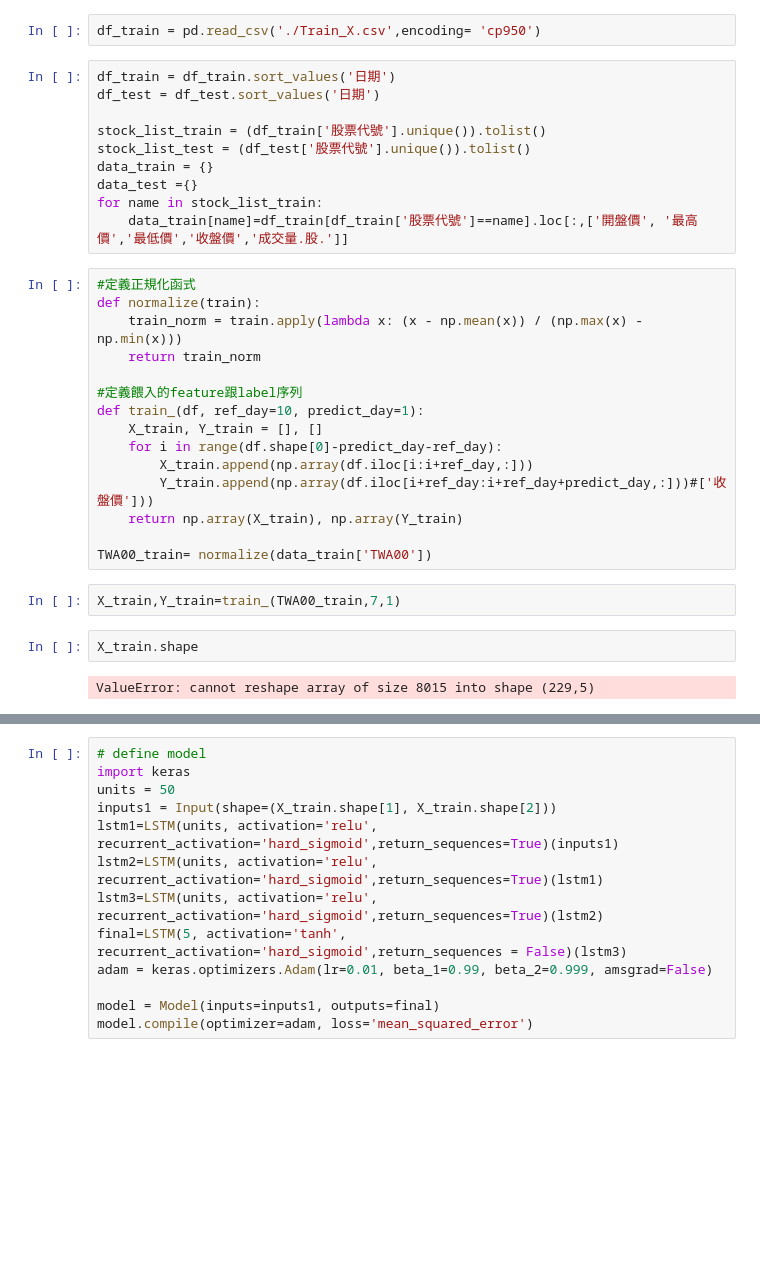
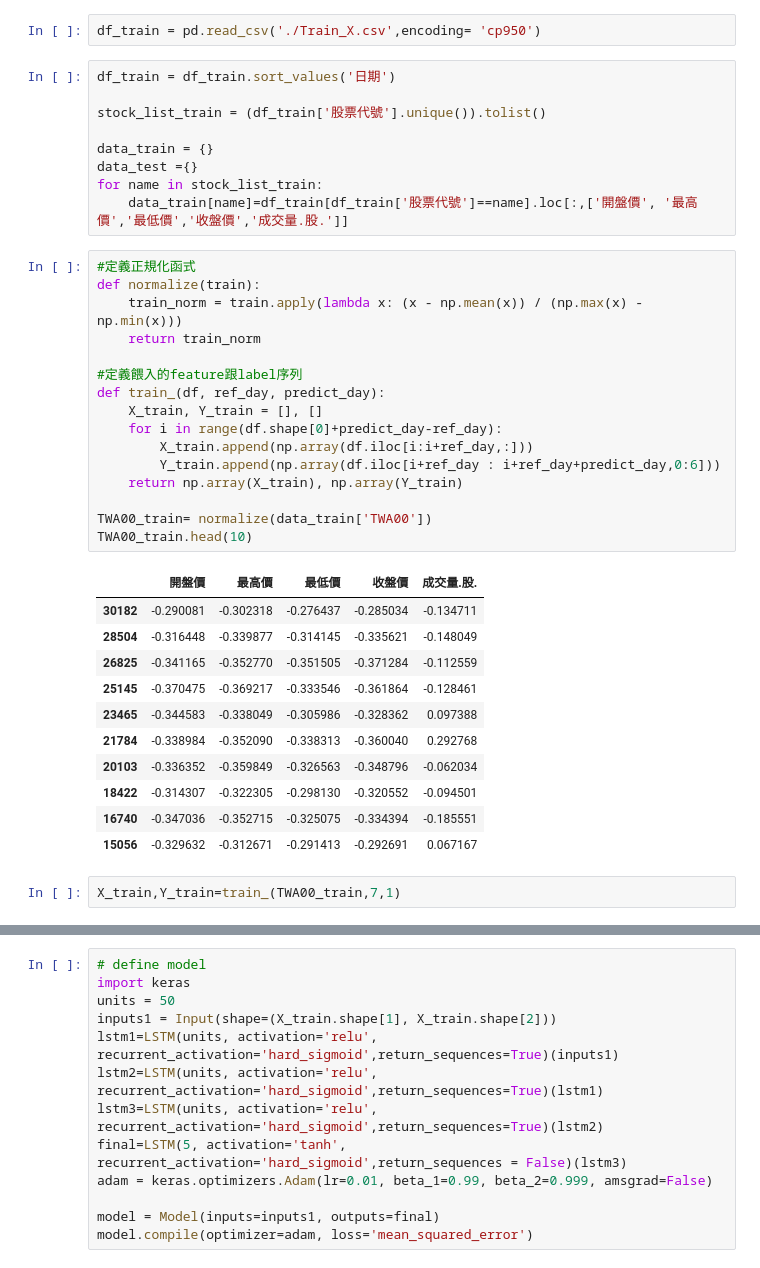
Before and after one commit to hamemomo/ML_tools, a Jupyter notebook: stock_analysis/interview/Untitled.ipynb, the cells around one changed output, grey strips where cells are left out. Drawn from its saved outputs; the diff is of its cells as text; blank space fills up the shorter version.

Commit message:
debug for stock .py

```diff
--- a/stock_analysis/interview/Untitled.ipynb
+++ b/stock_analysis/interview/Untitled.ipynb
@@ -9,10 +9,9 @@ from numpy import array
 df_train = pd.read_csv('./Train_X.csv',encoding= 'cp950')
 # %%
 df_train = df_train.sort_values('日期')
-df_test = df_test.sort_values('日期')
 
 stock_list_train = (df_train['股票代號'].unique()).tolist()
-stock_list_test = (df_test['股票代號'].unique()).tolist()
+
 data_train = {}
 data_test ={}
 for name in stock_list_train:
@@ -20,21 +19,30 @@ for name in stock_list_train:
 # %%
 #定義正規化函式
 def normalize(train):
     train_norm = train.apply(lambda x: (x - np.mean(x)) / (np.max(x) - np.min(x)))
     return train_norm
 
 #定義餵入的feature跟label序列
-def train_(df, ref_day=10, predict_day=1):
+def train_(df, ref_day, predict_day):
     X_train, Y_train = [], []
-    for i in range(df.shape[0]-predict_day-ref_day):
+    for i in range(df.shape[0]+predict_day-ref_day):
         X_train.append(np.array(df.iloc[i:i+ref_day,:]))
-        Y_train.append(np.array(df.iloc[i+ref_day:i+ref_day+predict_day,:]))#['收盤價']))
+        Y_train.append(np.array(df.iloc[i+ref_day : i+ref_day+predict_day,0:6]))
     return np.array(X_train), np.array(Y_train)
 
 TWA00_train= normalize(data_train['TWA00'])
+TWA00_train.head(10)
+# %% [output]
+|  | 開盤價 | 最高價 | 最低價 | 收盤價 | 成交量.股. |
+| 30182 | -0.290081 | -0.302318 | -0.276437 | -0.285034 | -0.134711 |
+| 28504 | -0.316448 | -0.339877 | -0.314145 | -0.335621 | -0.148049 |
+| 26825 | -0.341165 | -0.352770 | -0.351505 | -0.371284 | -0.112559 |
+| 25145 | -0.370475 | -0.369217 | -0.333546 | -0.361864 | -0.128461 |
+| 23465 | -0.344583 | -0.338049 | -0.305986 | -0.328362 | 0.097388 |
+| 21784 | -0.338984 | -0.352090 | -0.338313 | -0.360040 | 0.292768 |
+| 20103 | -0.336352 | -0.359849 | -0.326563 | -0.348796 | -0.062034 |
+| 18422 | -0.314307 | -0.322305 | -0.298130 | -0.320552 | -0.094501 |
+| 16740 | -0.347036 | -0.352715 | -0.325075 | -0.334394 | -0.185551 |
+| 15056 | -0.329632 | -0.312671 | -0.291413 | -0.292691 | 0.067167 |
 # %%
 X_train,Y_train=train_(TWA00_train,7,1)
-# %%
-X_train.shape
-# %% [output]
-ValueError: cannot reshape array of size 8015 into shape (229,5)
```
Also changed, not shown: parts of 16 cells of this notebook, 1 other file.
